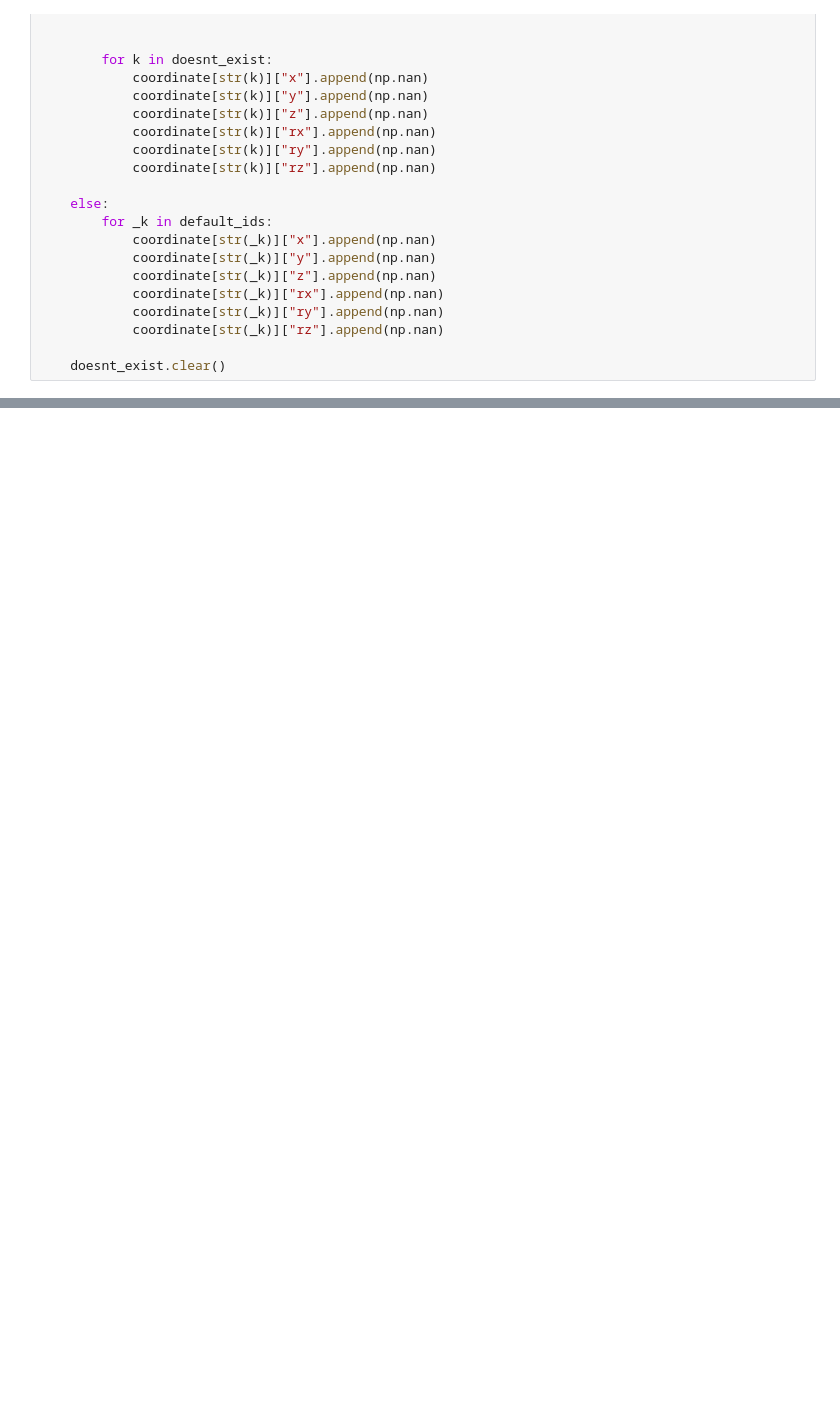
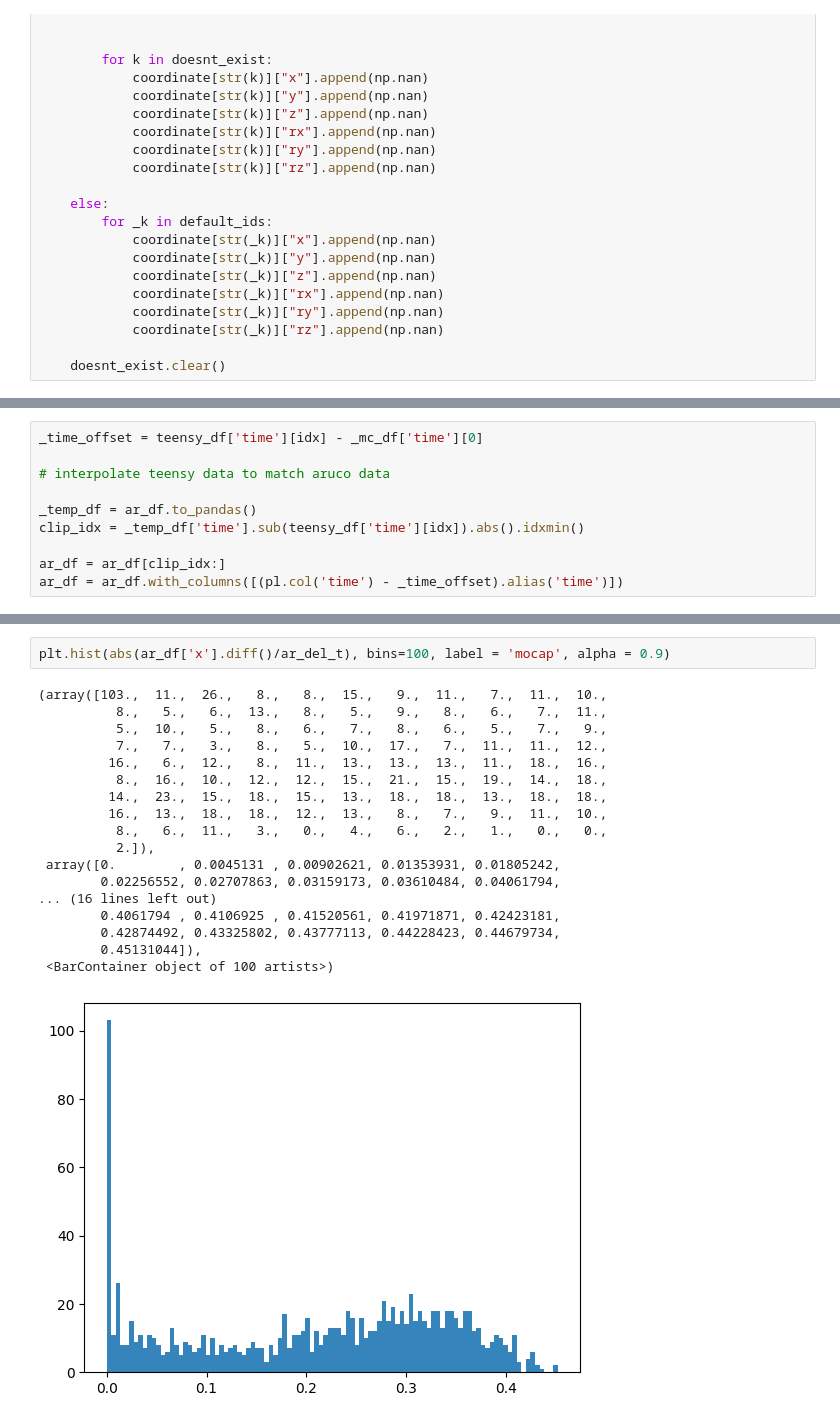
Before and after one commit to SujithChristopher/armbo, a Jupyter notebook: speed_bins/getting_bins.ipynb, the cells around one changed output, grey strips where cells are left out. Saved outputs shown, nothing was run; the diff lists cells and outputs as text; blank space fills up the shorter version.

```diff
--- a/speed_bins/getting_bins.ipynb
+++ b/speed_bins/getting_bins.ipynb
@@ -265 +271,11 @@ plt.plot(abs(ar_df['z'].diff()))
+# %%
+_time_offset = teensy_df['time'][idx] - _mc_df['time'][0]
+
+# interpolate teensy data to match aruco data
+
+_temp_df = ar_df.to_pandas()
+clip_idx = _temp_df['time'].sub(teensy_df['time'][idx]).abs().idxmin()
+
+ar_df = ar_df[clip_idx:]
+ar_df = ar_df.with_columns([(pl.col('time') - _time_offset).alias('time')])
 # %%
@@ -269,0 +311,21 @@ plt.plot(_mc_df["time"], _mc_df["y"], label="x")
+# %%
+plt.hist(abs(ar_df['x'].diff()/ar_del_t), bins=100, label = 'mocap', alpha = 0.9)
+# %% [output]
+(array([103.,  11.,  26.,   8.,   8.,  15.,   9.,  11.,   7.,  11.,  10.,
+          8.,   5.,   6.,  13.,   8.,   5.,   9.,   8.,   6.,   7.,  11.,
+          5.,  10.,   5.,   8.,   6.,   7.,   8.,   6.,   5.,   7.,   9.,
+          7.,   7.,   3.,   8.,   5.,  10.,  17.,   7.,  11.,  11.,  12.,
+         16.,   6.,  12.,   8.,  11.,  13.,  13.,  13.,  11.,  18.,  16.,
+          8.,  16.,  10.,  12.,  12.,  15.,  21.,  15.,  19.,  14.,  18.,
+         14.,  23.,  15.,  18.,  15.,  13.,  18.,  18.,  13.,  18.,  18.,
+         16.,  13.,  18.,  18.,  12.,  13.,   8.,   7.,   9.,  11.,  10.,
+          8.,   6.,  11.,   3.,   0.,   4.,   6.,   2.,   1.,   0.,   0.,
+          2.]),
+ array([0.        , 0.0045131 , 0.00902621, 0.01353931, 0.01805242,
+        0.02256552, 0.02707863, 0.03159173, 0.03610484, 0.04061794,
+... (16 lines left out)
+        0.4061794 , 0.4106925 , 0.41520561, 0.41971871, 0.42423181,
+        0.42874492, 0.43325802, 0.43777113, 0.44228423, 0.44679734,
+        0.45131044]),
+ <BarContainer object of 100 artists>)
+[figure, added]
```
Also changed, not shown: parts of 22 cells of this notebook, 5 other files.
